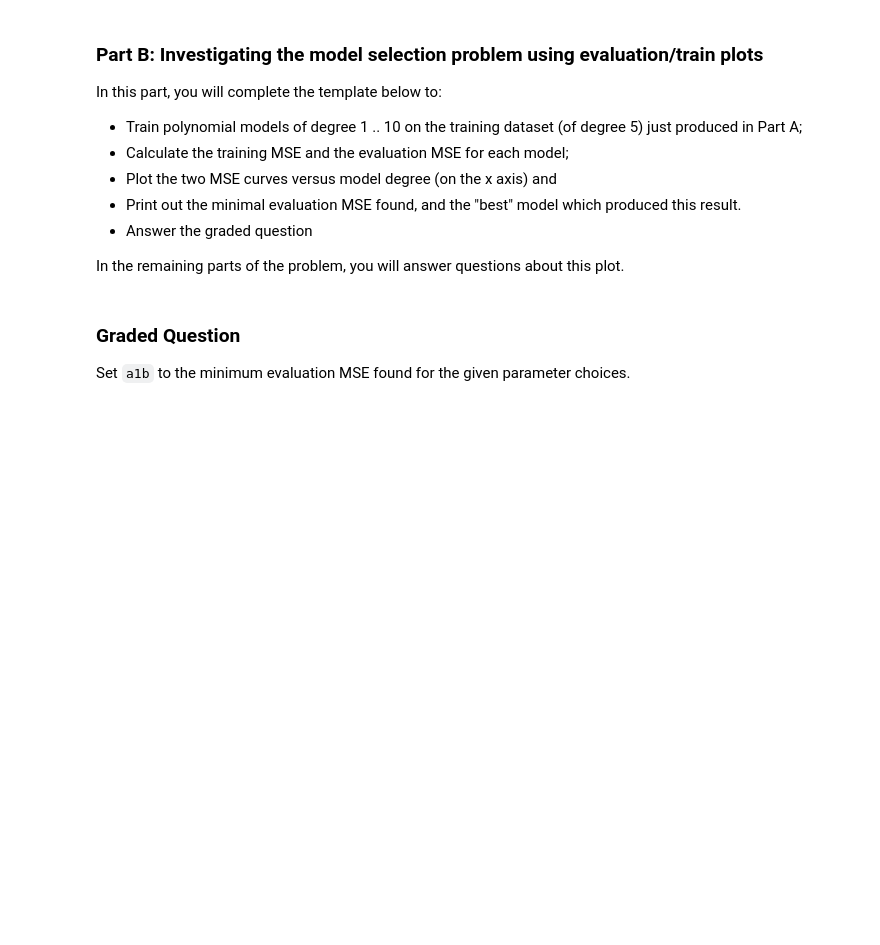
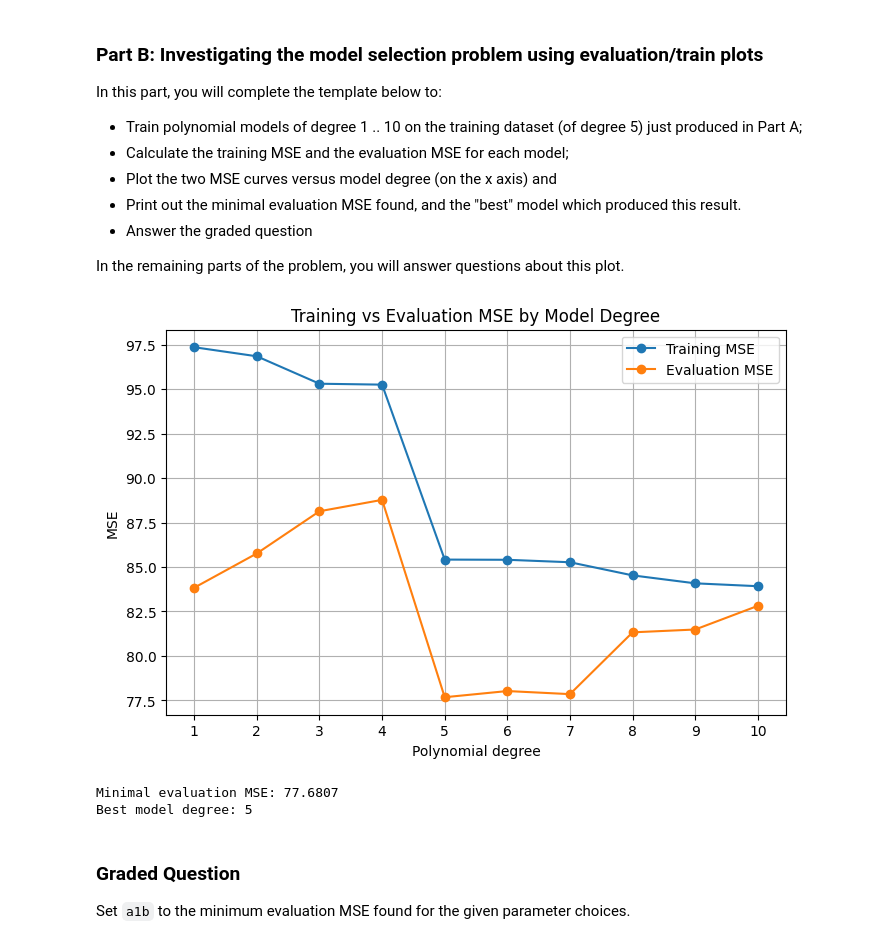
Before and after one commit to oesen-bu/Module-3-Assignments, a Jupyter notebook: Homework_03.ipynb, the cells around one changed output. Drawn from its saved outputs; the diff is of its cells as text; code cells hidden in the pictures; blank space fills up the shorter version.

```diff
--- a/Homework_03.ipynb
+++ b/Homework_03.ipynb
@@ -173,41 +173,56 @@ In the remaining parts of the problem, you will answer questions about this plot
 # %%
 # Template for Problem One Part C
 
-degrees = range(1,11) # try polynomials of these degrees
-train_errors = []     # store training MSEs for each degree here
-evaluation_errors  = []     # store evaluation MSEs for each degree here
+degrees = range(1, 11)   # try polynomials of these degrees
+train_errors = []        # store training MSEs for each degree here
+evaluation_errors = []   # store evaluation MSEs for each degree here
+
+# PolynomialFeatures needs 2D input: shape (n_samples, 1)
+x_train_2d = np.array(X_train).reshape(-1, 1)
+x_eval_2d  = np.array(X_eval).reshape(-1, 1)
 
 for d in degrees:
-
-    pass             # remove: just to get the cell to run without error
-
-    # Use PolynomialFeatures to transform the data into appropriate form for
-    # a polynomial model of degree d.
-
-        # Your code here
+    # Transform data into polynomial features of degree d
+    poly = PolynomialFeatures(degree=d)
+    X_train_poly = poly.fit_transform(x_train_2d)
+    X_eval_poly  = poly.transform(x_eval_2d)
 
     # Fit a linear regression model on the transformed data
-
-        # Your code here
+    model = LinearRegression()
+    model.fit(X_train_poly, y_train)
 
     # Predict on the train and evaluation sets
-
-        # Your code here
+    y_train_pred = model.predict(X_train_poly)
+    y_eval_pred  = model.predict(X_eval_poly)
 
     # Calculate the MSEs and append to the appropriate lists
-
-        # Your code here
+    train_errors.append(mean_squared_error(y_train, y_train_pred))
+    evaluation_errors.append(mean_squared_error(y_eval, y_eval_pred))
 
 
-# Plot training and evaluation MSEs vs degree of model using train_errors and evaluation_errors
-# Note that the x axis should have ticks for 1 .. 10 only
+# Plot training and evaluation MSEs vs degree of model
+plt.figure(figsize=(8, 5))
+plt.plot(degrees, train_errors, marker='o', label='Training MSE')
+plt.plot(degrees, evaluation_errors, marker='o', label='Evaluation MSE')
+plt.xlabel('Polynomial degree')
+plt.ylabel('MSE')
+plt.title('Training vs Evaluation MSE by Model Degree')
+plt.xticks(range(1, 11))   # ticks for 1..10 only
+plt.legend()
+plt.grid(True)
+plt.show()
 
-# Your code here
-
-# Calculate and print out the minimal MSE for evaluation set and degree where it was obtained
-# Hint: notice carefully that the MSE lists are for degrees [1, 2, 3, ....]  (i.e., index + 1)
-
-# Your code here
+# Calculate and print out the minimal evaluation MSE and the degree where it was obtained
+# MSE lists are indexed for degrees [1, 2, 3, ...], so best degree = index + 1
+best_index = np.argmin(evaluation_errors)
+best_degree = best_index + 1
+min_eval_mse = evaluation_errors[best_index]
+print(f"Minimal evaluation MSE: {min_eval_mse:.4f}")
+print(f"Best model degree: {best_degree}")
+# %% [output]
+[figure, added]
+Minimal evaluation MSE: 77.6807
+Best model degree: 5
 # %% [markdown]
 ### Graded Question
 
```
Also changed, not shown: parts of 21 cells of this notebook.
